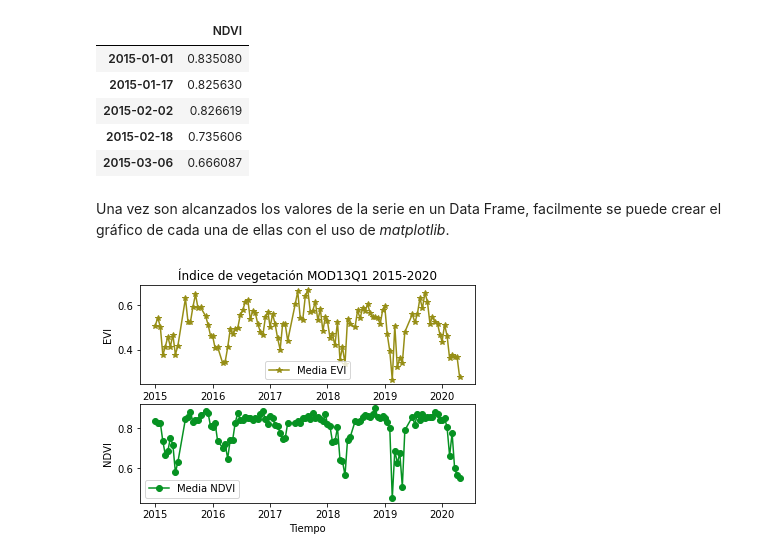
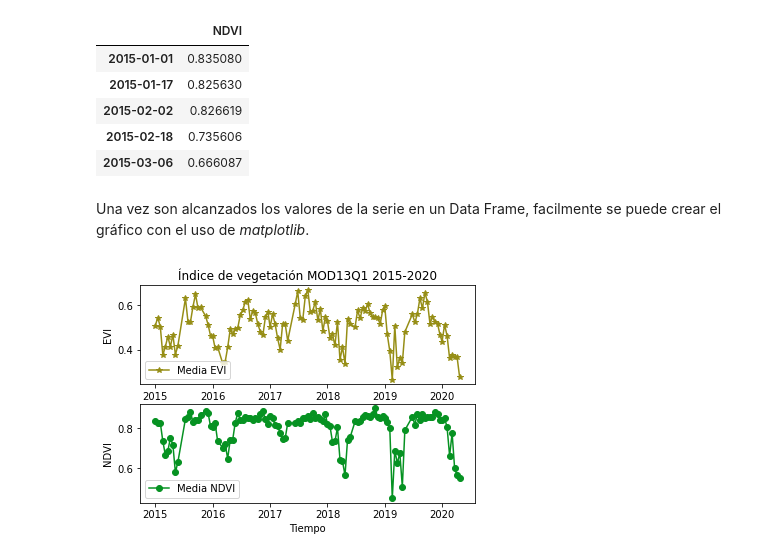
Before and after one commit to dongyi1996/gee-manual, a Jupyter notebook: notebook/time_serie.ipynb, the cells around one changed output. Saved outputs shown, nothing was run; the diff lists cells and outputs as text; code cells hidden in the pictures.

```diff
--- a/notebook/time_serie.ipynb
+++ b/notebook/time_serie.ipynb
@@ -105,28 +105,28 @@ NDVI_serie.head()
 | 2015-02-18 | 0.735606 |
 | 2015-03-06 | 0.666087 |
 # %% [markdown]
-Una vez son alcanzados los valores de la serie en un Data Frame, facilmente se puede crear el gráfico de cada una de ellas con el uso de *matplotlib*.
+Una vez son alcanzados los valores de la serie en un Data Frame, facilmente se puede crear el gráfico con el uso de *matplotlib*.
 # %%
 # Tiempo
 time = EVI_serie.index # igual para el NDVI
 
 plt.figure()
 
 # Serie de tiempo del EVI
 plt.subplot(211)
 plt.plot(time, EVI_serie,label='Media EVI',color='#968E16', marker='*')
 plt.title('Índice de vegetación MOD13Q1 2015-2020')
 plt.xlabel('Tiempo')
 plt.ylabel('EVI')
-plt.legend()
+plt.legend(loc='lower left')
 
 # Serie de tiempo del NDVI
 plt.subplot(212)
 plt.plot(time, NDVI_serie,label='Media NDVI',color='#069222', marker='o')
 plt.xlabel('Tiempo')
 plt.ylabel('NDVI')
-plt.legend()
+plt.legend(loc='lower left')
 
 plt.show()
 # %% [output]
-[figure, old version]
+[figure, new version]
```
Also changed, not shown: parts of 3 cells of this notebook, 12 other files.
